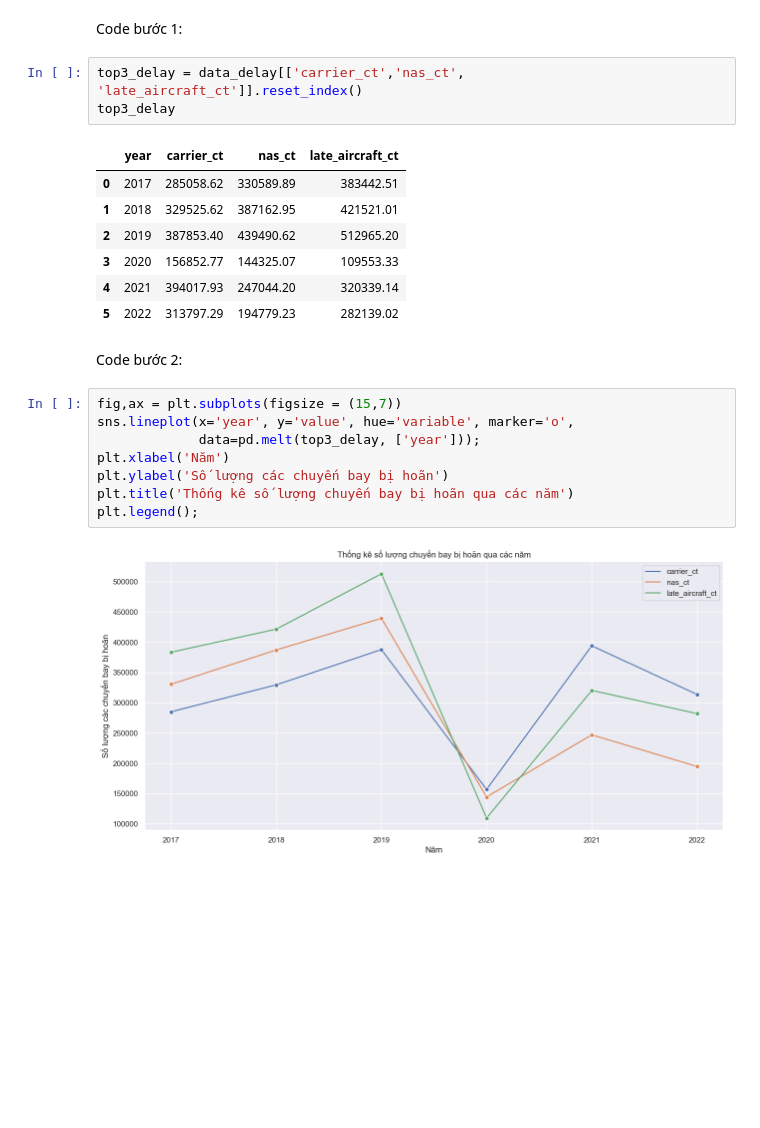
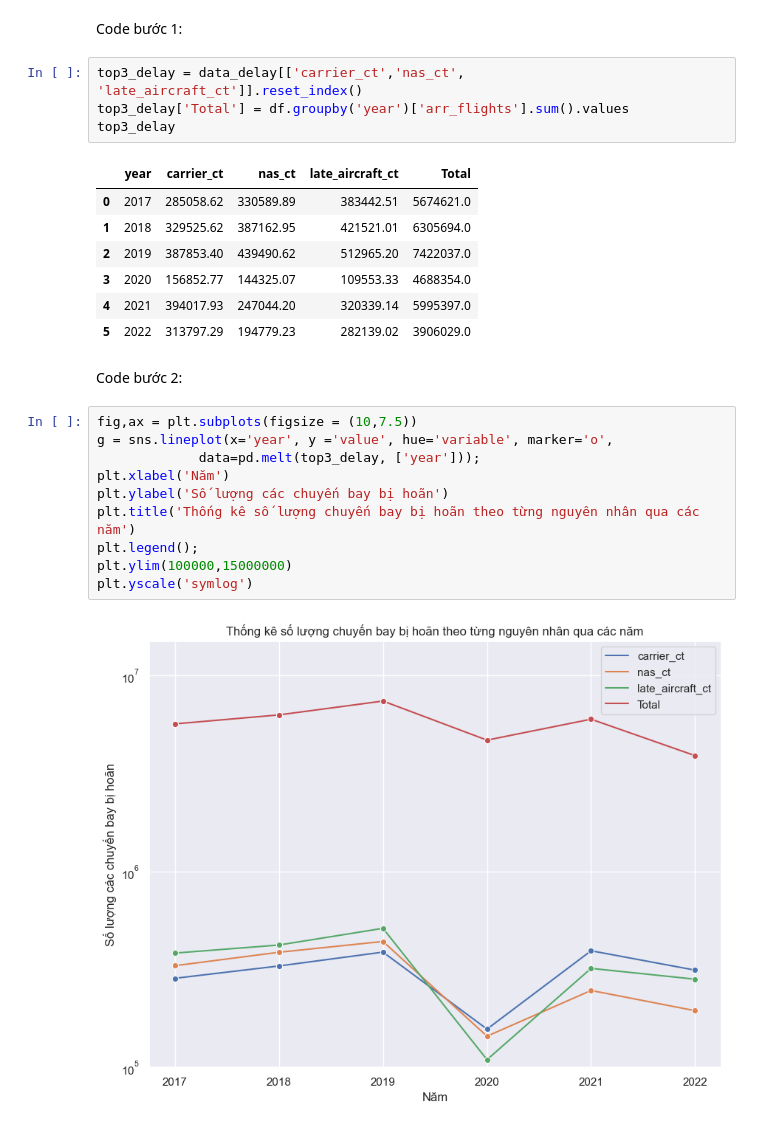
Before and after one commit to anhtran-20/ProDS_TH_Project, a Jupyter notebook: Xử_Lý_Dữ_Liệu.ipynb, the cells around one changed output. Saved outputs shown, nothing was run; the diff lists cells and outputs as text; blank space fills up the shorter version.

```diff
--- a/Xử_Lý_Dữ_Liệu.ipynb
+++ b/Xử_Lý_Dữ_Liệu.ipynb
@@ -158,26 +157,29 @@ Tiếp theo, để tìm hiều rõ hơn, ta sẽ xem xét số lượng các chu
 Code bước 1:
 # %%
 top3_delay = data_delay[['carrier_ct','nas_ct', 'late_aircraft_ct']].reset_index()
+top3_delay['Total'] = df.groupby('year')['arr_flights'].sum().values
 top3_delay
 # %% [output]
-|  | year | carrier_ct | nas_ct | late_aircraft_ct |
-| 0 | 2017 | 285058.62 | 330589.89 | 383442.51 |
-| 1 | 2018 | 329525.62 | 387162.95 | 421521.01 |
-| 2 | 2019 | 387853.40 | 439490.62 | 512965.20 |
-| 3 | 2020 | 156852.77 | 144325.07 | 109553.33 |
-| 4 | 2021 | 394017.93 | 247044.20 | 320339.14 |
-| 5 | 2022 | 313797.29 | 194779.23 | 282139.02 |
+|  | year | carrier_ct | nas_ct | late_aircraft_ct | Total |
+| 0 | 2017 | 285058.62 | 330589.89 | 383442.51 | 5674621.0 |
+| 1 | 2018 | 329525.62 | 387162.95 | 421521.01 | 6305694.0 |
+| 2 | 2019 | 387853.40 | 439490.62 | 512965.20 | 7422037.0 |
+| 3 | 2020 | 156852.77 | 144325.07 | 109553.33 | 4688354.0 |
+| 4 | 2021 | 394017.93 | 247044.20 | 320339.14 | 5995397.0 |
+| 5 | 2022 | 313797.29 | 194779.23 | 282139.02 | 3906029.0 |
 # %% [markdown]
 Code bước 2:
 # %%
-fig,ax = plt.subplots(figsize = (15,7))
-sns.lineplot(x='year', y='value', hue='variable', marker='o',
+fig,ax = plt.subplots(figsize = (10,7.5))
+g = sns.lineplot(x='year', y ='value', hue='variable', marker='o',
              data=pd.melt(top3_delay, ['year']));
 plt.xlabel('Năm')
 plt.ylabel('Số lượng các chuyến bay bị hoãn')
-plt.title('Thống kê số lượng chuyến bay bị hoãn qua các năm')
+plt.title('Thống kê số lượng chuyến bay bị hoãn theo từng nguyên nhân qua các năm')
 plt.legend();
+plt.ylim(100000,15000000)
+plt.yscale('symlog')
 # %% [output]
-[figure, old version]
+[figure, new version]
 # %% [markdown]
 Nhận xét: Số lượng các chuyến bay bị hoãn với 3 nguyên nhân cốt yếu có sự biến động thất thường từ 2017 - 2022
```
Also changed, not shown: parts of 3 cells of this notebook.
